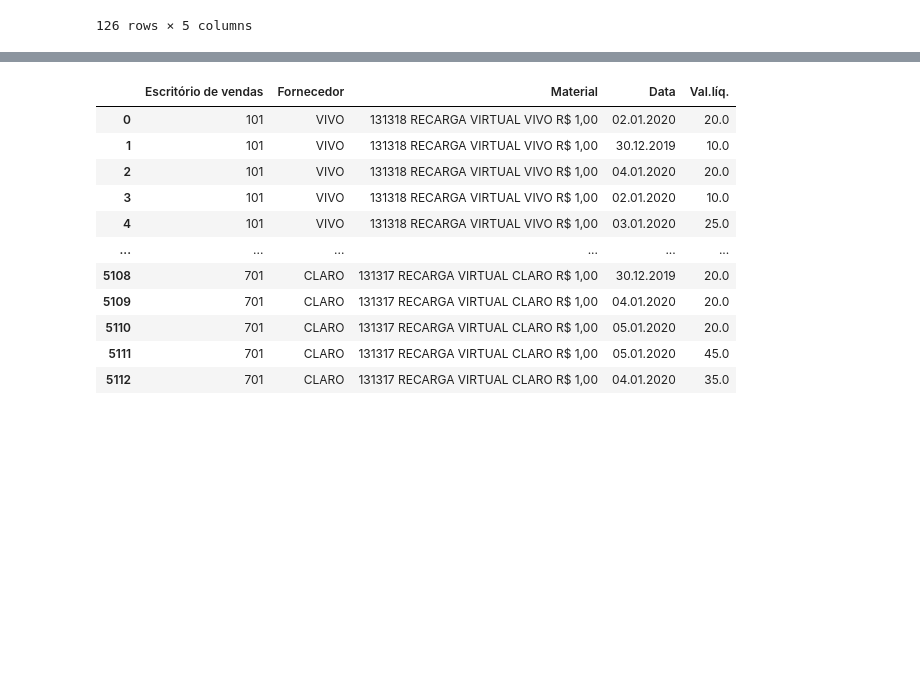
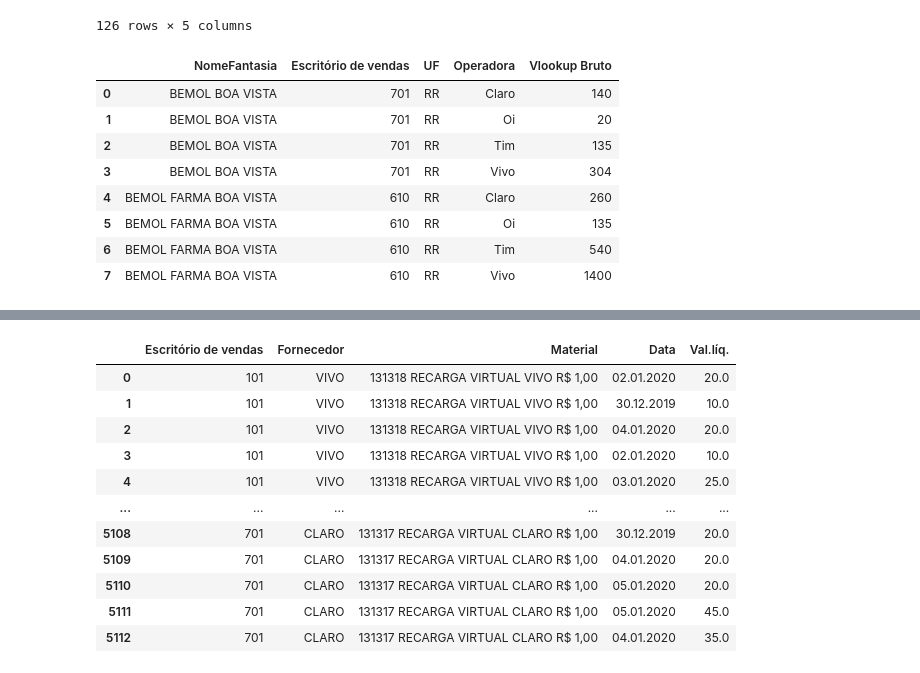
Before and after one commit to userddssilva/curso_fundamentos_de_manipulacao_e_analise_de_dados, a Jupyter notebook: desafio_final.ipynb, the cells around one changed output, grey strips where cells are left out. Saved outputs shown, nothing was run; the diff lists cells and outputs as text; code cells hidden in the pictures; blank space fills up the shorter version.

```diff
--- a/desafio_final.ipynb
+++ b/desafio_final.ipynb
@@ -44,3 +48,16 @@ df_detalhamento
 | 124 | BEMOL TORQUATO | 500 | AM | Tim | 560 |
 | 125 | BEMOL TORQUATO | 500 | AM | Vivo | 3751 |
 126 rows × 5 columns
+# %%
+df_detalhamento_rr = pd.read_excel('detalhamento_m4u.xlsx', sheet_name="RR", skiprows=1)
+df_detalhamento_rr
+# %% [output]
+|  | NomeFantasia | Escritório de vendas | UF | Operadora | Vlookup Bruto |
+| 0 | BEMOL BOA VISTA | 701 | RR | Claro | 140 |
+| 1 | BEMOL BOA VISTA | 701 | RR | Oi | 20 |
+| 2 | BEMOL BOA VISTA | 701 | RR | Tim | 135 |
+| 3 | BEMOL BOA VISTA | 701 | RR | Vivo | 304 |
+| 4 | BEMOL FARMA BOA VISTA | 610 | RR | Claro | 260 |
+| 5 | BEMOL FARMA BOA VISTA | 610 | RR | Oi | 135 |
+| 6 | BEMOL FARMA BOA VISTA | 610 | RR | Tim | 540 |
+| 7 | BEMOL FARMA BOA VISTA | 610 | RR | Vivo | 1400 |
```
Also changed, not shown: parts of 14 cells of this notebook, 1 other file.
